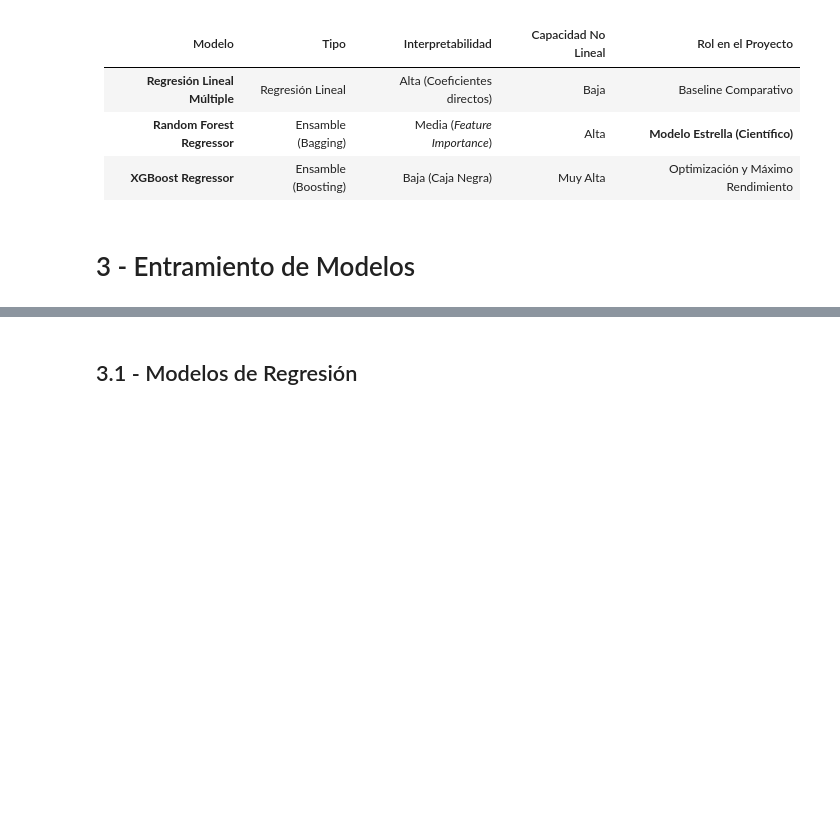
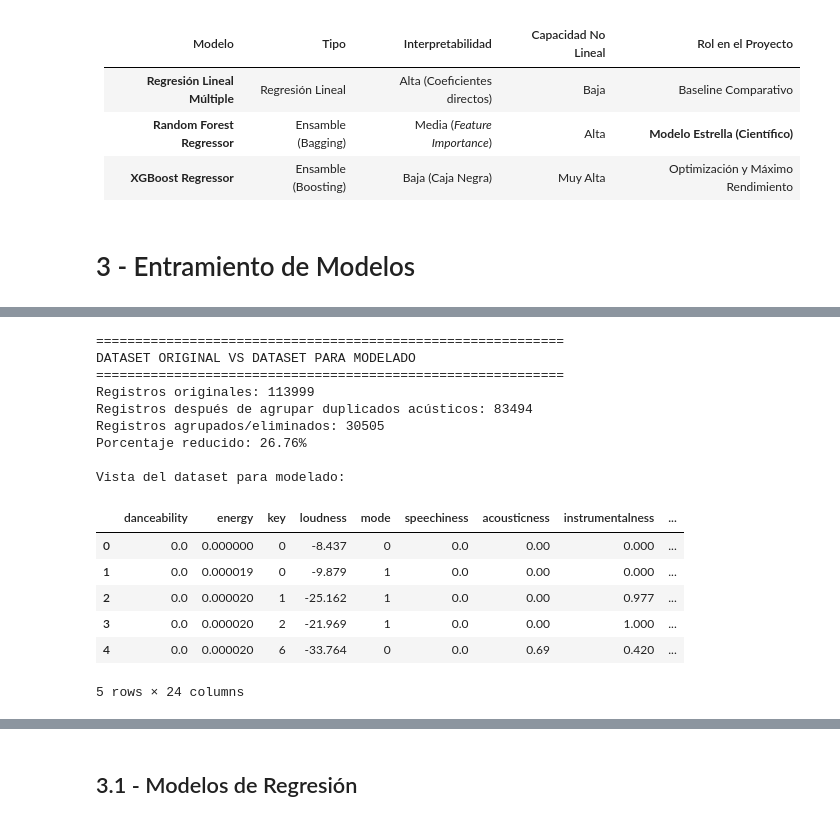
Before and after one commit to CtrlAltBryan/spotify-uide, a Jupyter notebook: notebooks/spotify_analysis.ipynb, the cells around one changed output, grey strips where cells are left out. Cells and saved outputs as stored; diff of their text form; code cells hidden in the pictures; blank space fills up the shorter version.

```diff
--- a/notebooks/spotify_analysis.ipynb
+++ b/notebooks/spotify_analysis.ipynb
@@ -259,0 +301,67 @@ La variable objetivo `popularity` es un entero continuo entre 0 y 100, por lo qu
+# %%
+# =====================================================================
+# TRATAMIENTO DE DUPLICADOS ACÚSTICOS PARA MODELADO
+# =====================================================================
+
+# Columnas informativas que se conservarán solo como referencia
+columnas_info = [
+    col for col in [
+        "track_id",
+        "track_name",
+        "artists",
+        "album_name",
+        "track_genre"
+    ]
+    if col in df_cleaned.columns
+]
+
+# Crear diccionario de agregación
+agg_dict = {
+    "popularidad_modelo": (target, "median"),
+    "popularidad_min": (target, "min"),
+    "popularidad_max": (target, "max"),
+    "popularidad_promedio": (target, "mean"),
+    "n_repeticiones_originales": (target, "count")
+}
+
+# Conservar columnas informativas como referencia
+for col in columnas_info:
+    agg_dict[col] = (col, "first")
+
+# Agrupar registros con las mismas características musicales
+df_model = (
+    df_cleaned
+    .groupby(caracteristicas_musicales, as_index=False)
+    .agg(**agg_dict)
+)
+
+# Renombrar la popularidad usada para modelado
+df_model = df_model.rename(columns={"popularidad_modelo": target})
+
+print("="*60)
+print("DATASET ORIGINAL VS DATASET PARA MODELADO")
+print("="*60)
+print(f"Registros originales: {df_cleaned.shape[0]}")
+print(f"Registros después de agrupar duplicados acústicos: {df_model.shape[0]}")
+print(f"Registros agrupados/eliminados: {df_cleaned.shape[0] - df_model.shape[0]}")
+print(f"Porcentaje reducido: {round((1 - df_model.shape[0] / df_cleaned.shape[0]) * 100, 2)}%")
+
+print("\nVista del dataset para modelado:")
+display(df_model.head())
+# %% [output]
+============================================================
+DATASET ORIGINAL VS DATASET PARA MODELADO
+============================================================
+Registros originales: 113999
+Registros después de agrupar duplicados acústicos: 83494
+Registros agrupados/eliminados: 30505
+Porcentaje reducido: 26.76%
+
+Vista del dataset para modelado:
+|  | danceability | energy | key | loudness | mode | speechiness | acousticness | instrumentalness | ... |
+| 0 | 0.0 | 0.000000 | 0 | -8.437 | 0 | 0.0 | 0.00 | 0.000 | ... |
+| 1 | 0.0 | 0.000019 | 0 | -9.879 | 1 | 0.0 | 0.00 | 0.000 | ... |
+| 2 | 0.0 | 0.000020 | 1 | -25.162 | 1 | 0.0 | 0.00 | 0.977 | ... |
+| 3 | 0.0 | 0.000020 | 2 | -21.969 | 1 | 0.0 | 0.00 | 1.000 | ... |
+| 4 | 0.0 | 0.000020 | 6 | -33.764 | 0 | 0.0 | 0.69 | 0.420 | ... |
+5 rows × 24 columns
```
Also changed, not shown: parts of 15 cells of this notebook.
